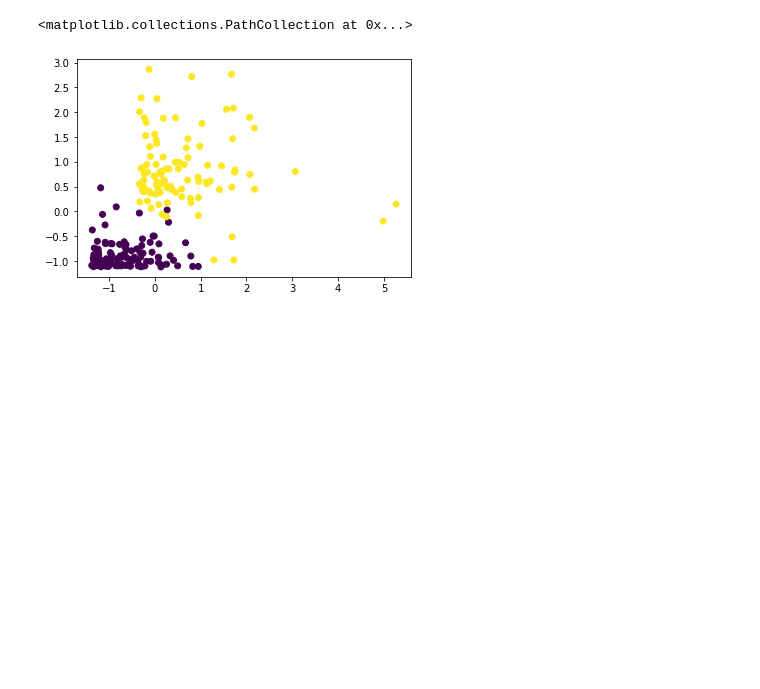
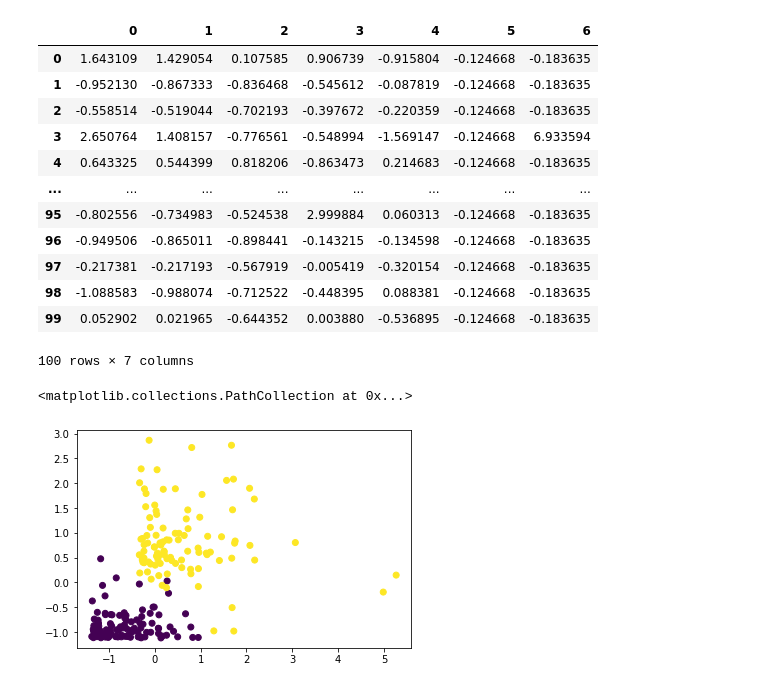
Before and after one commit to solislemuslab/PhyloClustering.jl, a Jupyter notebook: Clutering_check.ipynb, the cells around one changed output. Cells and saved outputs as stored; diff of their text form; code cells hidden in the pictures; blank space fills up the shorter version.

```diff
--- a/Clutering_check.ipynb
+++ b/Clutering_check.ipynb
@@ -144,7 +144,7 @@ two and three have the same structure but different branch lengths
 '''
 
 # (((1:1,2:1):1,3:2):2,4:4)
-one = pd.read_csv("./data/one.csv")
+one = pd.read_csv("./data/test.csv")
 
 # ((1:0.5,2:0.5):3.5,(3:3.2,4:3.2):0.8)
 two = pd.read_csv("./data/two.csv")
@@ -154,6 +154,23 @@ three = pd.read_csv("./data/three.csv")
 
 # (((1:0.75,2:0.75):0.75,3:1.5):2.5,4:4)
 four = pd.read_csv("./data/four.csv")
+# %%
+normal_tree = normalize(one, 4)
+normal_tree
+# %% [output]
+|  | 0 | 1 | 2 | 3 | 4 | 5 | 6 |
+| 0 | 1.643109 | 1.429054 | 0.107585 | 0.906739 | -0.915804 | -0.124668 | -0.183635 |
+| 1 | -0.952130 | -0.867333 | -0.836468 | -0.545612 | -0.087819 | -0.124668 | -0.183635 |
+| 2 | -0.558514 | -0.519044 | -0.702193 | -0.397672 | -0.220359 | -0.124668 | -0.183635 |
+| 3 | 2.650764 | 1.408157 | -0.776561 | -0.548994 | -1.569147 | -0.124668 | 6.933594 |
+| 4 | 0.643325 | 0.544399 | 0.818206 | -0.863473 | 0.214683 | -0.124668 | -0.183635 |
+| ... | ... | ... | ... | ... | ... | ... | ... |
+| 95 | -0.802556 | -0.734983 | -0.524538 | 2.999884 | 0.060313 | -0.124668 | -0.183635 |
+| 96 | -0.949506 | -0.865011 | -0.898441 | -0.143215 | -0.134598 | -0.124668 | -0.183635 |
+| 97 | -0.217381 | -0.217193 | -0.567919 | -0.005419 | -0.320154 | -0.124668 | -0.183635 |
+| 98 | -1.088583 | -0.988074 | -0.712522 | -0.448395 | 0.088381 | -0.124668 | -0.183635 |
+| 99 | 0.052902 | 0.021965 | -0.644352 | 0.003880 | -0.536895 | -0.124668 | -0.183635 |
+100 rows × 7 columns
 # %%
 combine = [one,two]
 trees = pd.concat(combine)
```
Also changed, not shown: parts of 10 cells of this notebook, 1 other file.
